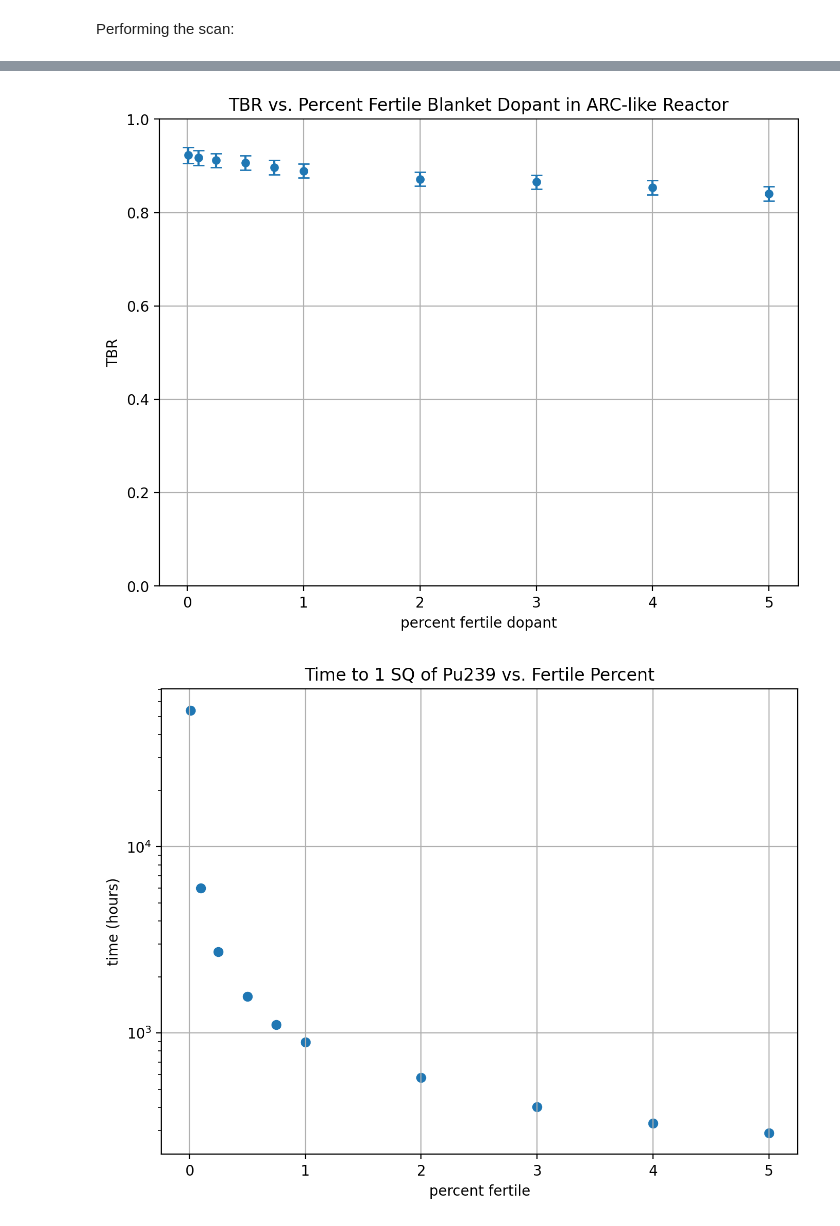
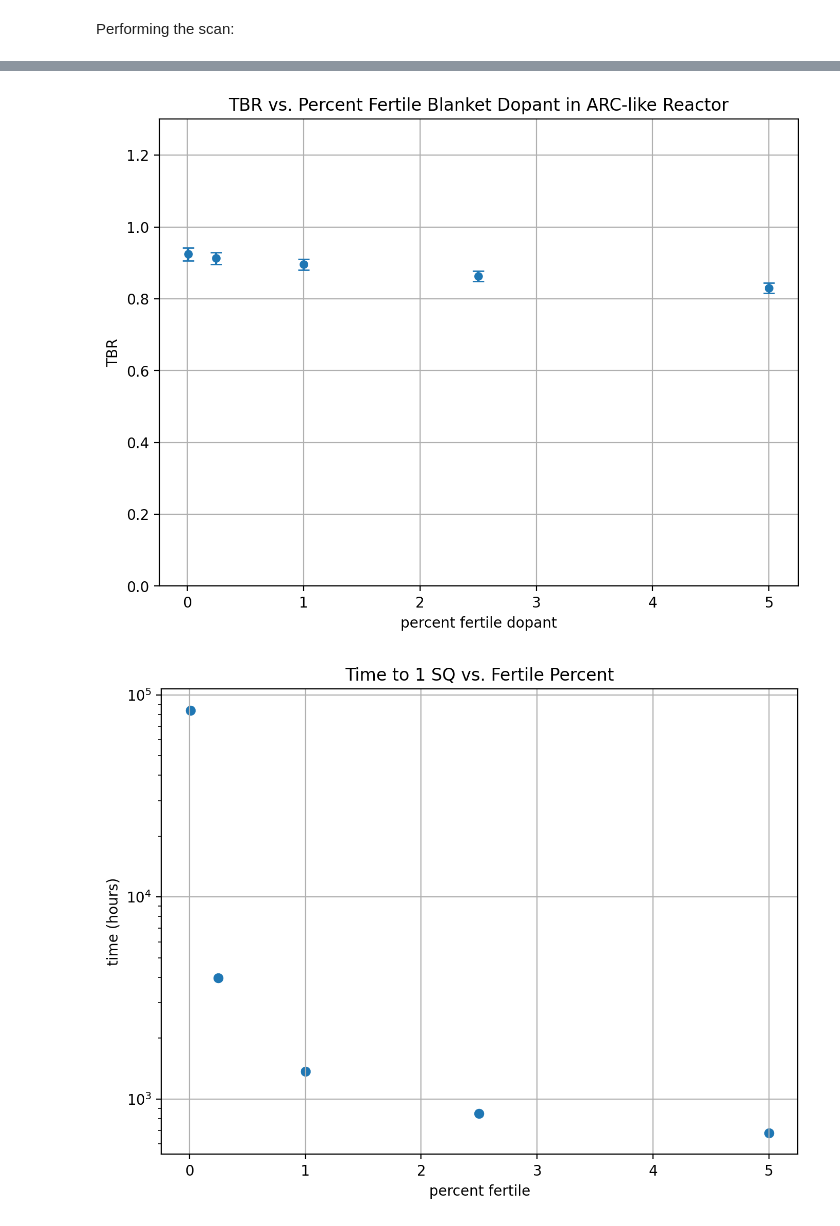
Before and after one commit to jlball/arc-proliferation, a Jupyter notebook: arc2018/depletion_scan/arc2018_depletion_scan.ipynb, the cells around one changed output, grey strips where cells are left out. Cells and saved outputs as stored; diff of their text form; code cells hidden in the pictures.

Commit message:
Added ability to change between Thorium and Uranium dopants in the blanket

```diff
--- a/arc2018/depletion_scan/arc2018_depletion_scan.ipynb
+++ b/arc2018/depletion_scan/arc2018_depletion_scan.ipynb
@@ -12,8 +12,9 @@ import matplotlib.pyplot as plt
 from scipy.constants import Avogadro
 from numpy.polynomial.polynomial import Polynomial
 # %%
-percent_fertile = 0.25
 main_folder_path = "/home/jlball/arc-proliferation/arc2018/"
+
+dopant_species = "Th"
 # %% [markdown]
 ## Materials ##
 # %% [markdown]
@@ -181,7 +191,8 @@ tallies.export_to_xml()
 # %% [markdown]
 Setting up for the scan of depletion runs:
 # %%
-percents_fertile = [0.01, 0.1, 0.25, 0.5, 0.75, 1, 2, 3, 4, 5]
+percents_fertile = [0.01, 0.25, 1, 2.5, 5]
+#percents_fertile = [0.01, 0.1, 0.25, 0.5, 0.75, 1, 2, 3, 4, 5]
 
 # this tells openmc the decay paths between isotopes including proabilities of different routes and half lives
 chain_filename = main_folder_path + 'simplified_chain_fast_spectrum.xml'
@@ -249,12 +260,16 @@ def get_mass(isotope, results):
     mass = convert_to_kg(atoms, isotope)
     return mass
 
-def extract_time_to_sq(times, results):
-    pu_masses = get_mass('Pu239', results)
-    fit = Polynomial.fit(times, pu_masses, 1)
+def extract_time_to_sq(times, results, dopant_species):
+    if dopant_species == "U":
+        masses = get_mass('Pu239', results)
+    elif dopant_species == "Th":
+        masses = get_mass('U233', results)
+
+    fit = Polynomial.fit(times, masses, 1)
     fit_masses = fit(times)
 
-    sig_quantity = 8 # kg
+    sig_quantity = 8 # kg, same for both U233 and Pu239
     time_to_sig_quantity = (fit - sig_quantity).roots()[0]
     return time_to_sig_quantity
 
@@ -272,7 +287,7 @@ Performing the scan:
 # %%
 for i, percent_fertile in enumerate(percents_fertile):
     # Create materials object with desired pertile percent:
-    materials, blanket_material_ids = generate_materials(percent_fertile=percent_fertile, Li6_enrichment=90)
+    materials, blanket_material_ids = generate_materials(percent_fertile=percent_fertile, Li6_enrichment=7.8, dopant_species=dopant_species)
 
     #Create OpenMC model object using this new materials object:
     model = openmc.Model(
@@ -299,6 +314,9 @@ for i, percent_fertile in enumerate(percents_fertile):
     results = openmc.deplete.ResultsList.from_hdf5("depletion_results.h5")
     times = compute_times()
 
-    times_to_sq[i] = extract_time_to_sq(times, results)
+    times_to_sq[i] = extract_time_to_sq(times, results, dopant_species)
     pu_purities[i] = extract_isotopic_purity(results)
+
+collected_data = np.array([percents_fertile, times_to_sq, tbrs, tbrs_std])
+np.save(dopant_species + "_data", collected_data)
 # %% [output]
@@ -414,28 +432,28 @@ for i, percent_fertile in enumerate(percents_fertile):
 # %%
 plot_dpi = 200
 fig, ax = plt.subplots(dpi=plot_dpi)
 ax.errorbar(percents_fertile, tbrs, yerr=tbrs_std, fmt='.', ms=10, capsize=4)
 
-ax.set(title='TBR vs. Percent Fertile Blanket Dopant in ARC-like Reactor', xlabel="percent fertile dopant", ylabel='TBR', ylim=[0, 1])
+ax.set(title='TBR vs. Percent Fertile Blanket Dopant in ARC-like Reactor', xlabel="percent fertile dopant", ylabel='TBR', ylim=[0, 1.3])
 ax.grid()
 
 plt.gcf().set_size_inches(8, 6)
 plt.show()
 # %% [output]
-[figure, old version]
+[figure, new version]
 # %%
 fig, ax = plt.subplots(dpi=plot_dpi)
 
 ax.scatter(percents_fertile, times_to_sq/(60*60))
 
-ax.set(title="Time to 1 SQ of Pu239 vs. Fertile Percent", xlabel="percent fertile", ylabel='time (hours)')
+ax.set(title="Time to 1 SQ vs. Fertile Percent", xlabel="percent fertile", ylabel='time (hours)')
 ax.grid()
 ax.set_yscale('log')
 
 plt.gcf().set_size_inches(8, 6)
 plt.show()
 # %% [output]
-[figure, old version]
+[figure, new version]
 # %%
 fig, ax = plt.subplots(dpi=plot_dpi)
 
```
Also changed, not shown: parts of 4 cells of this notebook, 1 other file.
